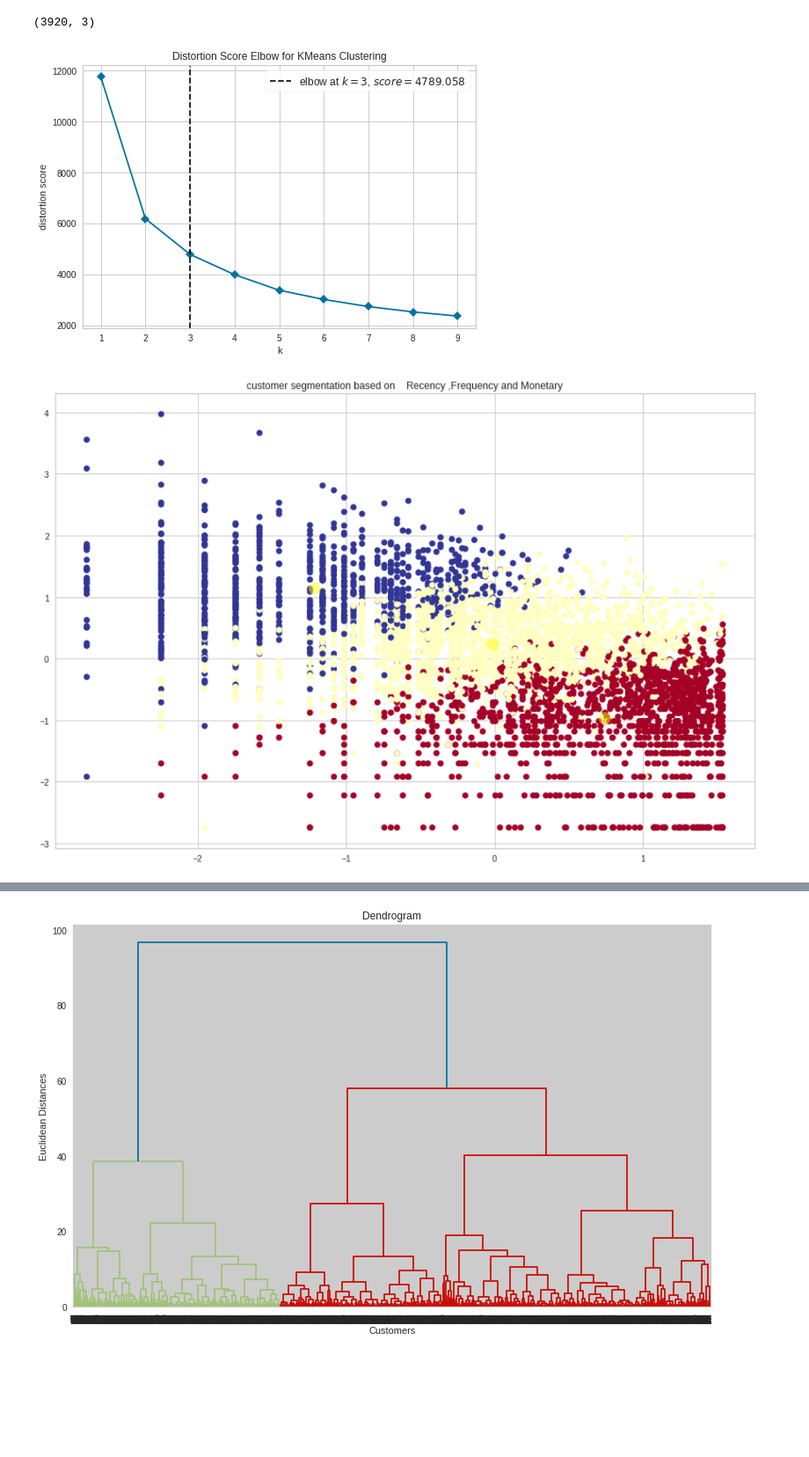
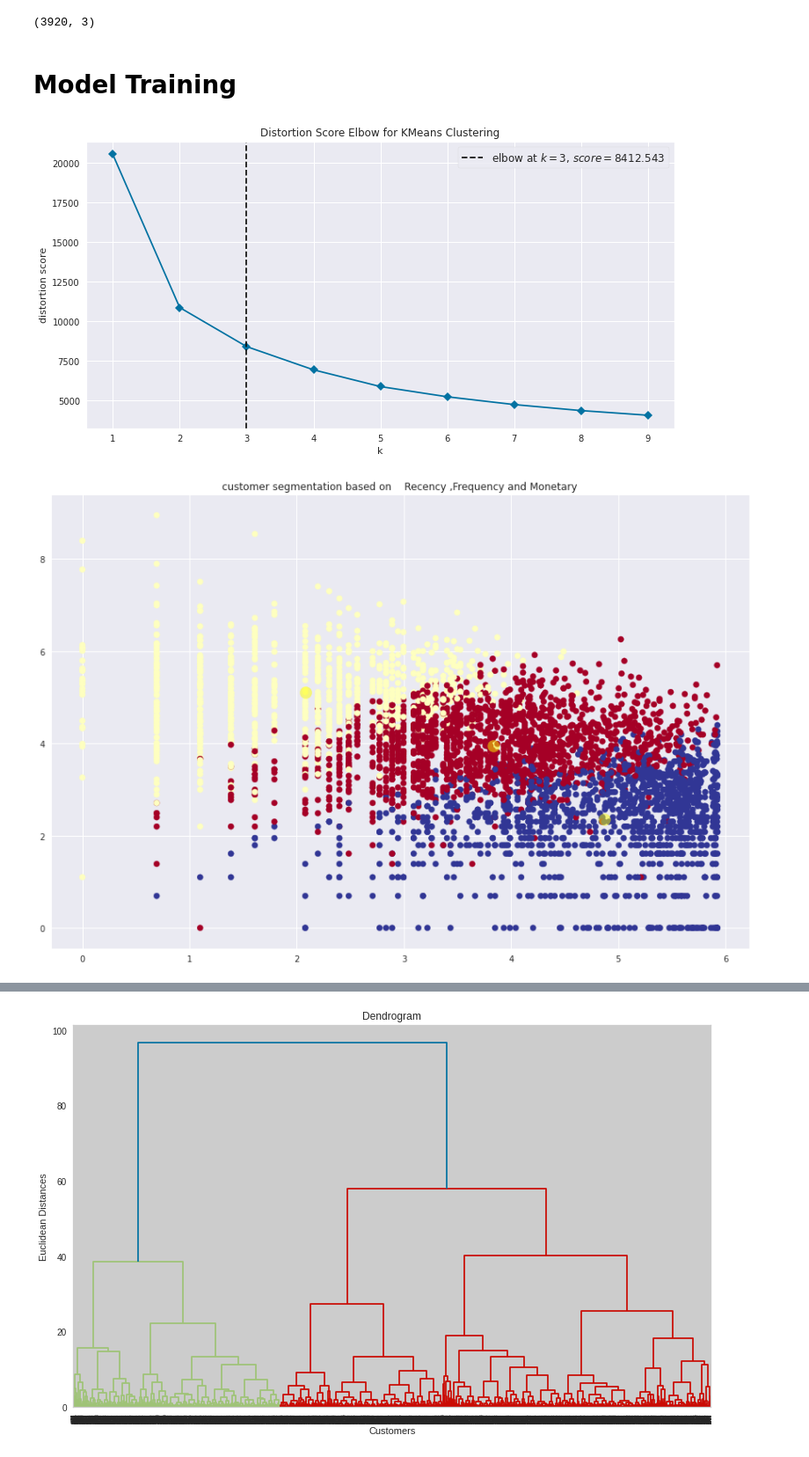
Before and after one commit to RupeshSharma14/Online-Retail-Customer-Segmentation, a Jupyter notebook: Online_Retail_Customer_Segmentation.ipynb, the cells around one changed output, grey strips where cells are left out. Shown at 88% size. Saved outputs shown, nothing was run; the diff lists cells and outputs as text; code cells hidden in the pictures; blank space fills up the shorter version.

```diff
--- a/Online_Retail_Customer_Segmentation.ipynb
+++ b/Online_Retail_Customer_Segmentation.ipynb
@@ -498,4 +500,6 @@ plt.show()
 # %%
-rfm_df["R_quartile"] = pd.qcut(rfm_df["Recency"], 4, ["1", "2", "3", "4"]).astype(int)
-rfm_df["F_quartile"] = pd.qcut(rfm_df["Frequency"], 4, ["4", "3", "2", "1"]).astype(int)
-rfm_df["M_quartile"] = pd.qcut(rfm_df["Monetary"], 4, ["4", "3", "2", "1"]).astype(int)
+# # Creating quartiles for RFM
+
+# rfm_df["R_quartile"] = pd.qcut(rfm_df["Recency"], 4, ["1", "2", "3", "4"]).astype(int)
+# rfm_df["F_quartile"] = pd.qcut(rfm_df["Frequency"], 4, ["4", "3", "2", "1"]).astype(int)
+# rfm_df["M_quartile"] = pd.qcut(rfm_df["Monetary"], 4, ["4", "3", "2", "1"]).astype(int)
@@ -511,8 +512,8 @@ rfm_df.head()
 # %%
-# Calculate and Add RFMScore value column showing total sum of RFMGroup values
-rfm_df['RFM_score'] = rfm_df[["R_quartile", "F_quartile", "M_quartile"]].sum(axis = 1)
+# # Summing RFM values to calculate RFM score
+# rfm_df['RFM_score'] = rfm_df[["R_quartile", "F_quartile", "M_quartile"]].sum(axis = 1)
 
-# Calculate and Add RFMGroup value column showing combined concatenated score of RFM
-rfm_df['RFM_concat'] = rfm_df["R_quartile"].map(str) + rfm_df["F_quartile"].map(str) + rfm_df["M_quartile"].map(str)
+# # Creating RFM segment
+# rfm_df['RFM_segment'] = rfm_df["R_quartile"].map(str) + rfm_df["F_quartile"].map(str) + rfm_df["M_quartile"].map(str)
 
-rfm_df.head()
+# rfm_df.head()
@@ -591,28 +635,30 @@ data_prepared = scaler.fit_transform(X)
+# %% [markdown]
+# **Model Training**
 # %%
 from sklearn.cluster import KMeans
 
 from yellowbrick.cluster import KElbowVisualizer
 
 # Instantiate the clustering model and visualizer
 model = KMeans()
 visualizer = KElbowVisualizer(model, k=(1,10), timings = False)
 
-visualizer.fit(data_prepared)        # Fit the data to the visualizer
+visualizer.fit(X)        # Fit the data to the visualizer
 visualizer.show()        # Finalize and render the figure
 plt.show()
 # %% [output]
-[figure, old version]
+[figure, new version]
 # %%
 from sklearn.cluster import KMeans
 kmeans = KMeans(n_clusters = 3)
-kmeans.fit(data_prepared)
-y_kmeans= kmeans.predict(data_prepared)
+kmeans.fit(X)
+y_kmeans= kmeans.predict(X)
 plt.figure(figsize=(15,10))
 plt.title('customer segmentation based on    Recency ,Frequency and Monetary')
-plt.scatter(data_prepared[:, 0], data_prepared[:, 1], c=y_kmeans, s=50, cmap='RdYlBu')
+plt.scatter(X[:, 0], X[:, 1], c=y_kmeans, s=50, cmap='RdYlBu')
 
 centers = kmeans.cluster_centers_
 plt.scatter(centers[:, 0], centers[:, 1], c='yellow', s=200, alpha=0.5)
 plt.show()
 # %% [output]
-[figure, old version]
+[figure, new version]
```
Also changed, not shown: parts of 31 cells of this notebook.
